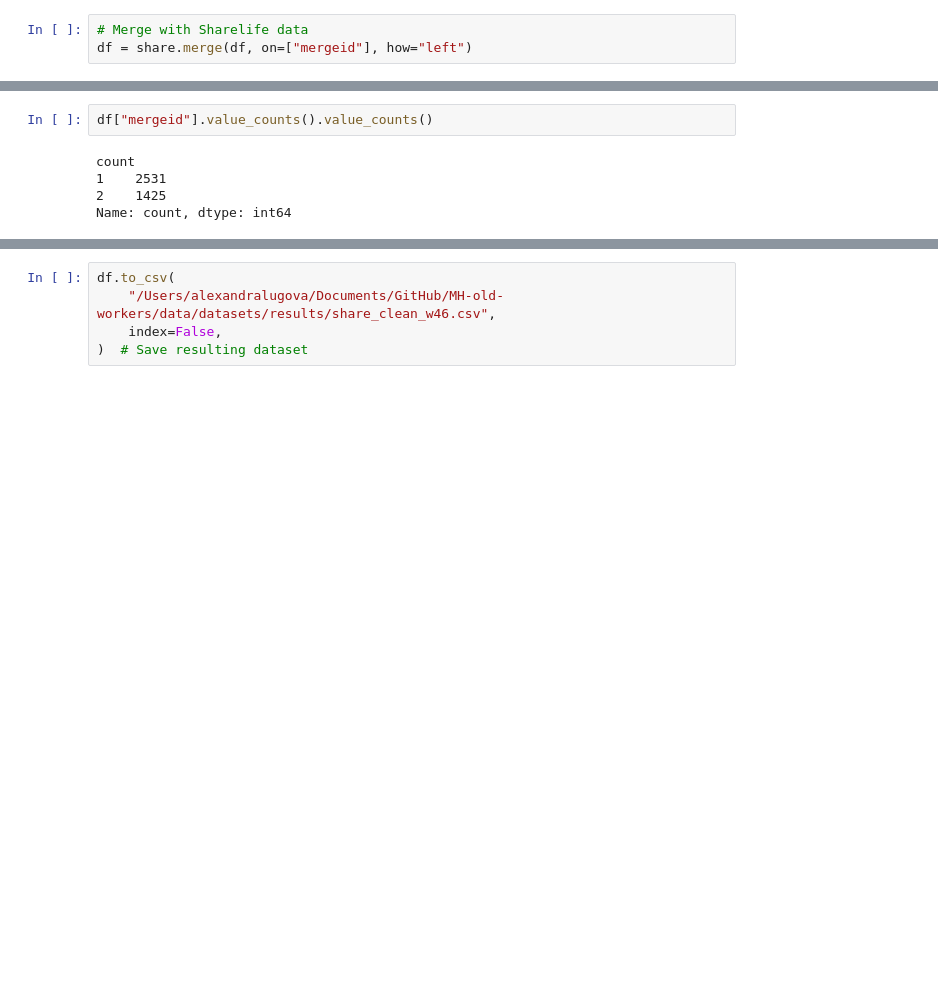
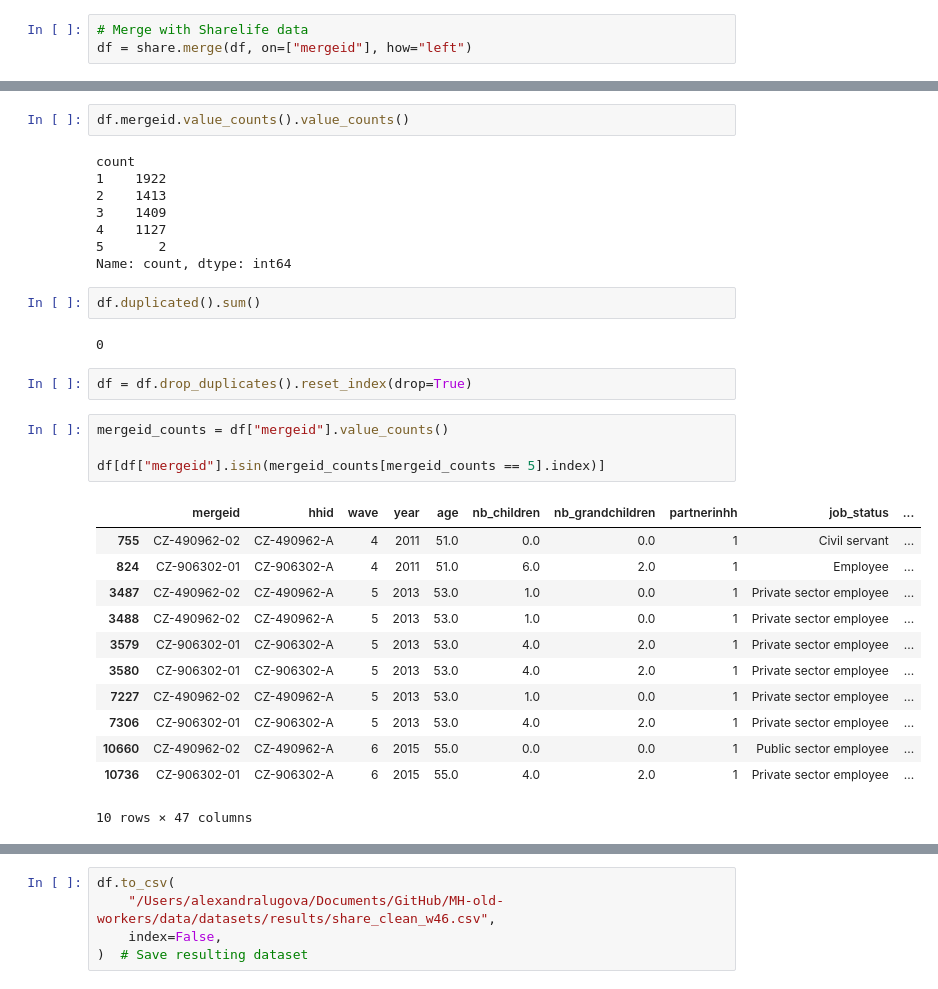
Before and after one commit to lugovalexa/MH-old-workers, a Jupyter notebook: notebooks/share_preprocessing.ipynb, the cells around one changed output, grey strips where cells are left out. Cells and saved outputs as stored; diff of their text form; blank space fills up the shorter version.

```diff
--- a/notebooks/share_preprocessing.ipynb
+++ b/notebooks/share_preprocessing.ipynb
@@ -115,7 +117,33 @@ df.mergeid.nunique()
 # %%
-df["mergeid"].value_counts().value_counts()
+df.mergeid.value_counts().value_counts()
 # %% [output]
 count
-1    2531
-2    1425
+1    1922
+2    1413
+3    1409
+4    1127
+5       2
 Name: count, dtype: int64
+# %%
+df.duplicated().sum()
+# %% [output]
+0
+# %%
+df = df.drop_duplicates().reset_index(drop=True)
+# %%
+mergeid_counts = df["mergeid"].value_counts()
+
+df[df["mergeid"].isin(mergeid_counts[mergeid_counts == 5].index)]
+# %% [output]
+|  | mergeid | hhid | wave | year | age | nb_children | nb_grandchildren | partnerinhh | job_status | ... |
+| 755 | CZ-490962-02 | CZ-490962-A | 4 | 2011 | 51.0 | 0.0 | 0.0 | 1 | Civil servant | ... |
+| 824 | CZ-906302-01 | CZ-906302-A | 4 | 2011 | 51.0 | 6.0 | 2.0 | 1 | Employee | ... |
+| 3487 | CZ-490962-02 | CZ-490962-A | 5 | 2013 | 53.0 | 1.0 | 0.0 | 1 | Private sector employee | ... |
+| 3488 | CZ-490962-02 | CZ-490962-A | 5 | 2013 | 53.0 | 1.0 | 0.0 | 1 | Private sector employee | ... |
+| 3579 | CZ-906302-01 | CZ-906302-A | 5 | 2013 | 53.0 | 4.0 | 2.0 | 1 | Private sector employee | ... |
+| 3580 | CZ-906302-01 | CZ-906302-A | 5 | 2013 | 53.0 | 4.0 | 2.0 | 1 | Private sector employee | ... |
+| 7227 | CZ-490962-02 | CZ-490962-A | 5 | 2013 | 53.0 | 1.0 | 0.0 | 1 | Private sector employee | ... |
+| 7306 | CZ-906302-01 | CZ-906302-A | 5 | 2013 | 53.0 | 4.0 | 2.0 | 1 | Private sector employee | ... |
+| 10660 | CZ-490962-02 | CZ-490962-A | 6 | 2015 | 55.0 | 0.0 | 0.0 | 1 | Public sector employee | ... |
+| 10736 | CZ-906302-01 | CZ-906302-A | 6 | 2015 | 55.0 | 4.0 | 2.0 | 1 | Private sector employee | ... |
+10 rows × 47 columns
```
Also changed, not shown: parts of 12 cells of this notebook, 4 other files.
